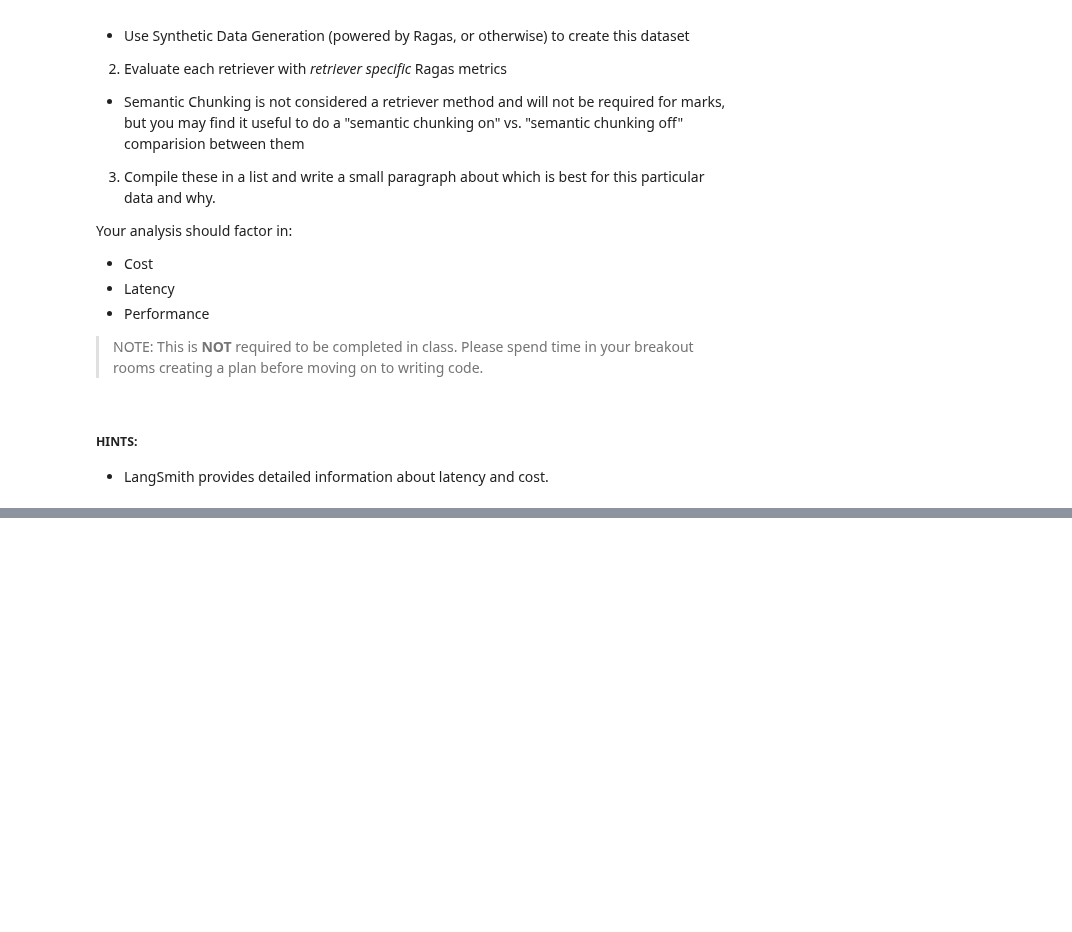
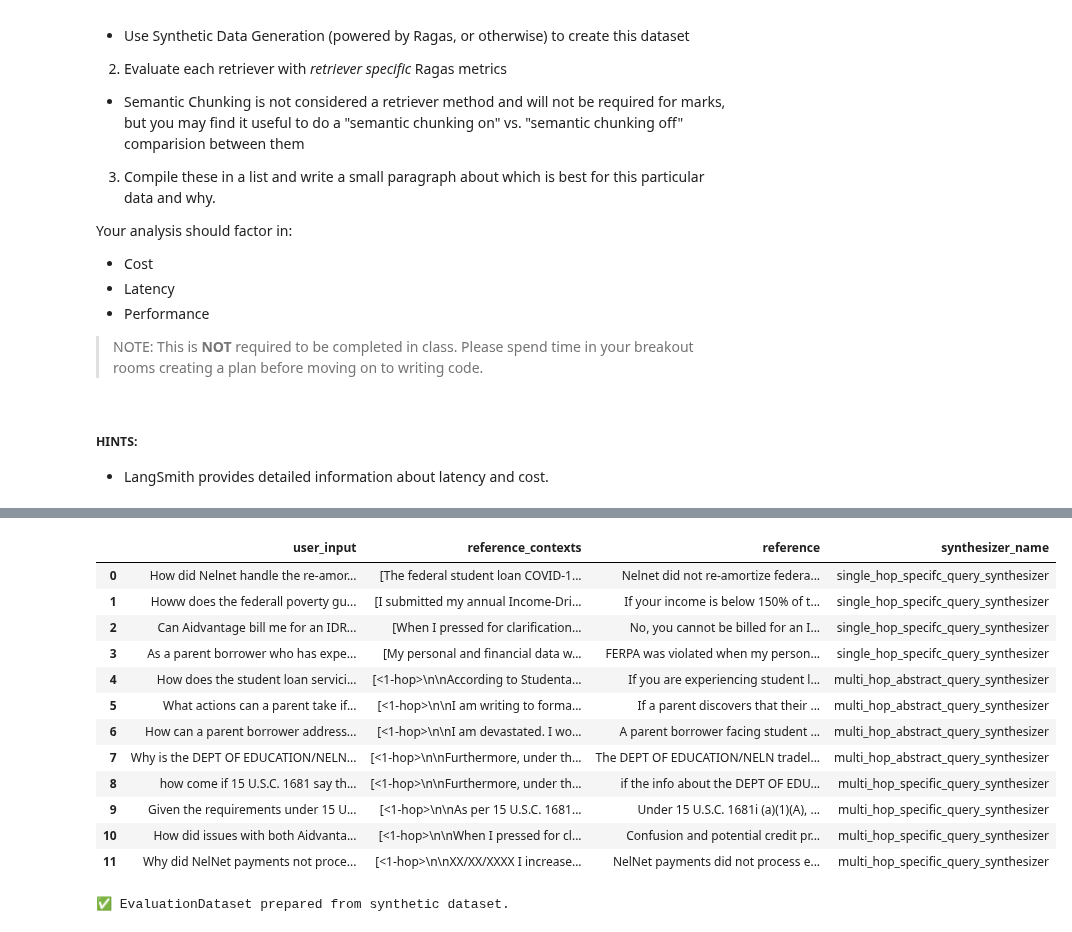
Before and after one commit to xtallet/AIE7, a Jupyter notebook: 09_Advanced_Retrieval/Advanced_Retrieval_with_LangChain_Assignment.ipynb, the cells around one changed output, grey strips where cells are left out. Drawn from its saved outputs; the diff is of its cells as text; code cells hidden in the pictures; blank space fills up the shorter version.

```diff
--- a/09_Advanced_Retrieval/Advanced_Retrieval_with_LangChain_Assignment.ipynb
+++ b/09_Advanced_Retrieval/Advanced_Retrieval_with_LangChain_Assignment.ipynb
@@ -587,0 +671,20 @@ Your analysis should factor in:
+# %%
+# -------------------------------
+# 🧪 Generate Synthetic "Golden Dataset" for Evaluation | 🏗️ XTALLET
+# -------------------------------
+
+from ragas.llms import LangchainLLMWrapper
+from ragas.embeddings import LangchainEmbeddingsWrapper
+from langchain_openai import ChatOpenAI, OpenAIEmbeddings
+from ragas.testset import TestsetGenerator
+
+generator_llm = LangchainLLMWrapper(
+    ChatOpenAI(model="gpt-4.1", verbose=True)
+)
+generator_embeddings = LangchainEmbeddingsWrapper(OpenAIEmbeddings())
+
+generator = TestsetGenerator(llm=generator_llm, embedding_model=generator_embeddings)
+
+dataset = generator.generate_with_langchain_docs(split_documents, testset_size=10)
+
+print("✅ Synthetic golden dataset generated.")
@@ -587,0 +710,30 @@ Your analysis should factor in:
+# %%
+# -------------------------------
+# 📝 Convert Generated Dataset to Pandas & EvaluationDataset | 🏗️ XTALLET
+# -------------------------------
+
+import pandas as pd
+from ragas import EvaluationDataset
+
+df = dataset.to_pandas()
+pd.set_option('display.max_colwidth', 200)
+display(df)
+
+#evaluation_dataset = EvaluationDataset.from_pandas(df)
+
+print("✅ EvaluationDataset prepared from synthetic dataset.")
+# %% [output]
+|  | user_input | reference_contexts | reference | synthesizer_name |
+| 0 | How did Nelnet handle the re-amor... | [The federal student loan COVID-1... | Nelnet did not re-amortize federa... | single_hop_specifc_query_synthesizer |
+| 1 | Howw does the federall poverty gu... | [I submitted my annual Income-Dri... | If your income is below 150% of t... | single_hop_specifc_query_synthesizer |
+| 2 | Can Aidvantage bill me for an IDR... | [When I pressed for clarification... | No, you cannot be billed for an I... | single_hop_specifc_query_synthesizer |
+| 3 | As a parent borrower who has expe... | [My personal and financial data w... | FERPA was violated when my person... | single_hop_specifc_query_synthesizer |
+| 4 | How does the student loan servici... | [<1-hop>\n\nAccording to Studenta... | If you are experiencing student l... | multi_hop_abstract_query_synthesizer |
+| 5 | What actions can a parent take if... | [<1-hop>\n\nI am writing to forma... | If a parent discovers that their ... | multi_hop_abstract_query_synthesizer |
+| 6 | How can a parent borrower address... | [<1-hop>\n\nI am devastated. I wo... | A parent borrower facing student ... | multi_hop_abstract_query_synthesizer |
+| 7 | Why is the DEPT OF EDUCATION/NELN... | [<1-hop>\n\nFurthermore, under th... | The DEPT OF EDUCATION/NELN tradel... | multi_hop_abstract_query_synthesizer |
+| 8 | how come if 15 U.S.C. 1681 say th... | [<1-hop>\n\nFurthermore, under th... | if the info about the DEPT OF EDU... | multi_hop_specific_query_synthesizer |
+| 9 | Given the requirements under 15 U... | [<1-hop>\n\nAs per 15 U.S.C. 1681... | Under 15 U.S.C. 1681i (a)(1)(A), ... | multi_hop_specific_query_synthesizer |
+| 10 | How did issues with both Aidvanta... | [<1-hop>\n\nWhen I pressed for cl... | Confusion and potential credit pr... | multi_hop_specific_query_synthesizer |
+| 11 | Why did NelNet payments not proce... | [<1-hop>\n\nXX/XX/XXXX I increase... | NelNet payments did not process e... | multi_hop_specific_query_synthesizer |
+✅ EvaluationDataset prepared from synthetic dataset.
```
Also changed, not shown: parts of 13 cells of this notebook, 2 other files.
